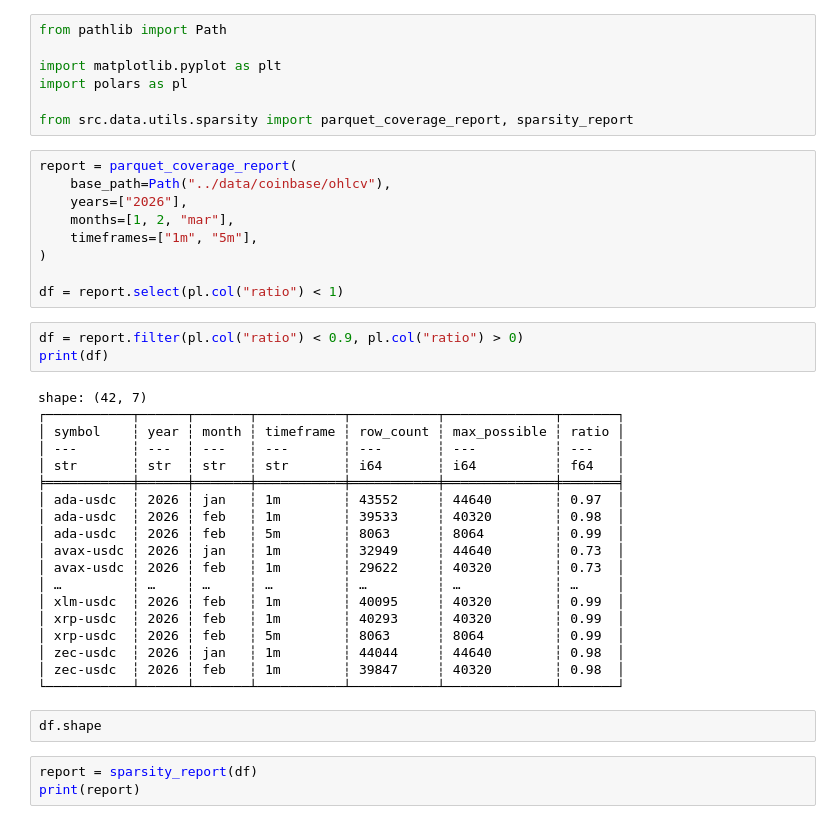
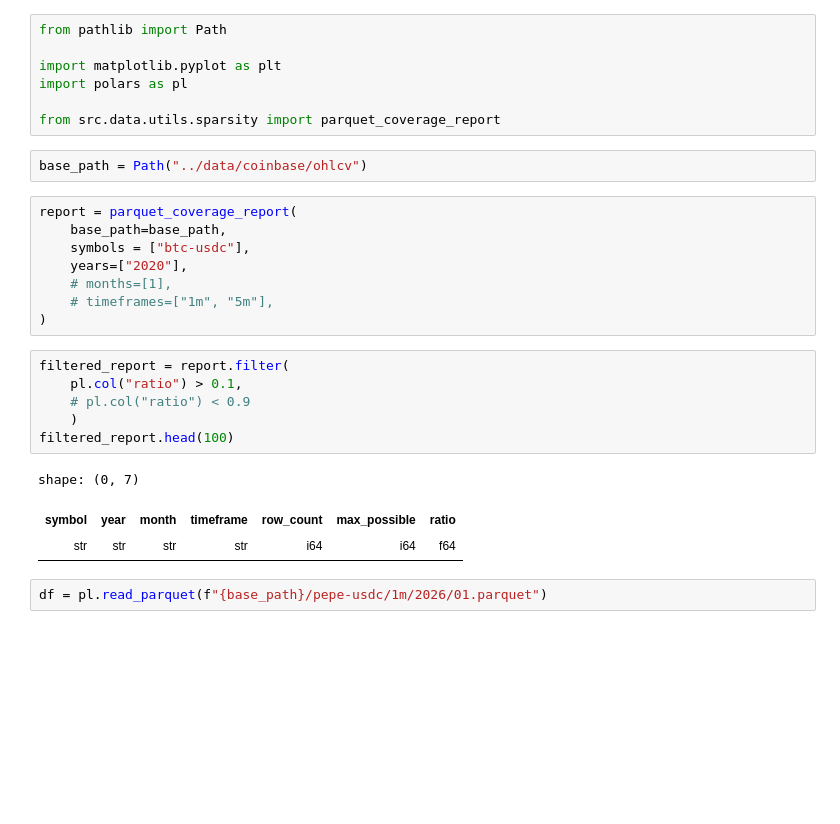
Before and after one commit to Zoltesh/mad_money, a Jupyter notebook: src/main.ipynb, the cells around one changed output. Drawn from its saved outputs; the diff is of its cells as text; blank space fills up the shorter version.

```diff
--- a/src/main.ipynb
+++ b/src/main.ipynb
@@ -4,43 +4,29 @@ from pathlib import Path
 import matplotlib.pyplot as plt
 import polars as pl
 
-from src.data.utils.sparsity import parquet_coverage_report, sparsity_report
+from src.data.utils.sparsity import parquet_coverage_report
+# %%
+base_path = Path("../data/coinbase/ohlcv")
 # %%
 report = parquet_coverage_report(
-    base_path=Path("../data/coinbase/ohlcv"),
-    years=["2026"],
-    months=[1, 2, "mar"],
-    timeframes=["1m", "5m"],
+    base_path=base_path,
+    symbols = ["btc-usdc"],
+    years=["2020"],
+    # months=[1],
+    # timeframes=["1m", "5m"],
 )
-
-df = report.select(pl.col("ratio") < 1)
 # %%
-df = report.filter(pl.col("ratio") < 0.9, pl.col("ratio") > 0)
-print(df)
+filtered_report = report.filter(
+    pl.col("ratio") > 0.1,
+    # pl.col("ratio") < 0.9
+    )
+filtered_report.head(100)
 # %% [output]
-shape: (42, 7)
-┌───────────┬──────┬───────┬───────────┬───────────┬──────────────┬───────┐
-│ symbol    ┆ year ┆ month ┆ timeframe ┆ row_count ┆ max_possible ┆ ratio │
-│ ---       ┆ ---  ┆ ---   ┆ ---       ┆ ---       ┆ ---          ┆ ---   │
-│ str       ┆ str  ┆ str   ┆ str       ┆ i64       ┆ i64          ┆ f64   │
-╞═══════════╪══════╪═══════╪═══════════╪═══════════╪══════════════╪═══════╡
-│ ada-usdc  ┆ 2026 ┆ jan   ┆ 1m        ┆ 43552     ┆ 44640        ┆ 0.97  │
-│ ada-usdc  ┆ 2026 ┆ feb   ┆ 1m        ┆ 39533     ┆ 40320        ┆ 0.98  │
-│ ada-usdc  ┆ 2026 ┆ feb   ┆ 5m        ┆ 8063      ┆ 8064         ┆ 0.99  │
-│ avax-usdc ┆ 2026 ┆ jan   ┆ 1m        ┆ 32949     ┆ 44640        ┆ 0.73  │
-│ avax-usdc ┆ 2026 ┆ feb   ┆ 1m        ┆ 29622     ┆ 40320        ┆ 0.73  │
-│ …         ┆ …    ┆ …     ┆ …         ┆ …         ┆ …            ┆ …     │
-│ xlm-usdc  ┆ 2026 ┆ feb   ┆ 1m        ┆ 40095     ┆ 40320        ┆ 0.99  │
-│ xrp-usdc  ┆ 2026 ┆ feb   ┆ 1m        ┆ 40293     ┆ 40320        ┆ 0.99  │
-│ xrp-usdc  ┆ 2026 ┆ feb   ┆ 5m        ┆ 8063      ┆ 8064         ┆ 0.99  │
-│ zec-usdc  ┆ 2026 ┆ jan   ┆ 1m        ┆ 44044     ┆ 44640        ┆ 0.98  │
-│ zec-usdc  ┆ 2026 ┆ feb   ┆ 1m        ┆ 39847     ┆ 40320        ┆ 0.98  │
-└───────────┴──────┴───────┴───────────┴───────────┴──────────────┴───────┘
+shape: (0, 7)
+| symbol | year | month | timeframe | row_count | max_possible | ratio |
+| str | str | str | str | i64 | i64 | f64 |
 # %%
-df.shape
+df = pl.read_parquet(f"{base_path}/pepe-usdc/1m/2026/01.parquet")
-# %%
-report = sparsity_report(df)
-print(report)
 # %%
 # Pass the timestamp series as X and the close series as Y
 df = df.sort('timestamp')
```
Also changed, not shown: parts of 1 cell of this notebook, 3 other files.
